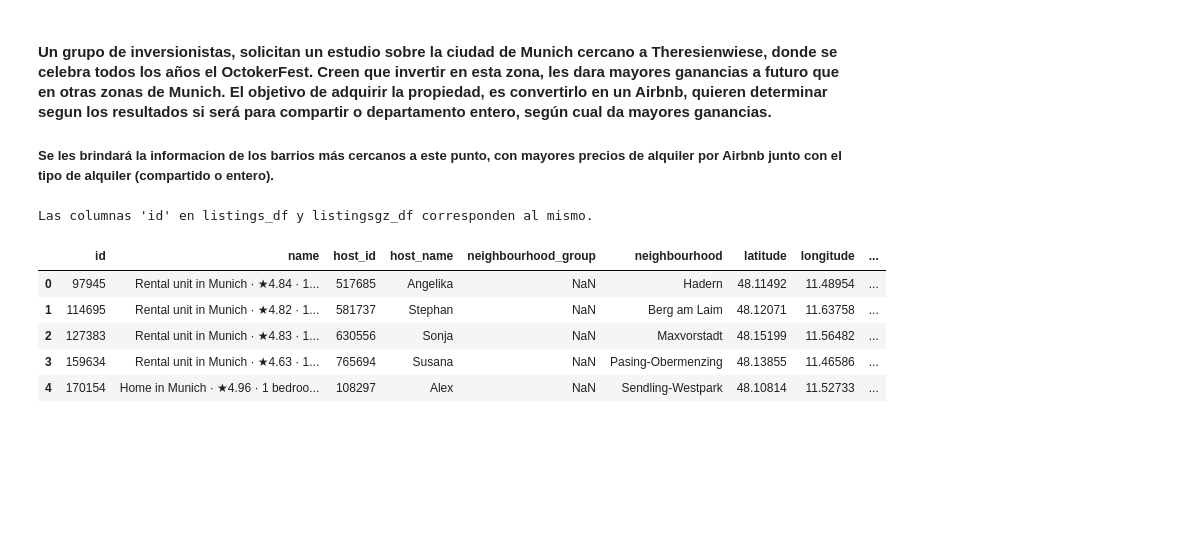
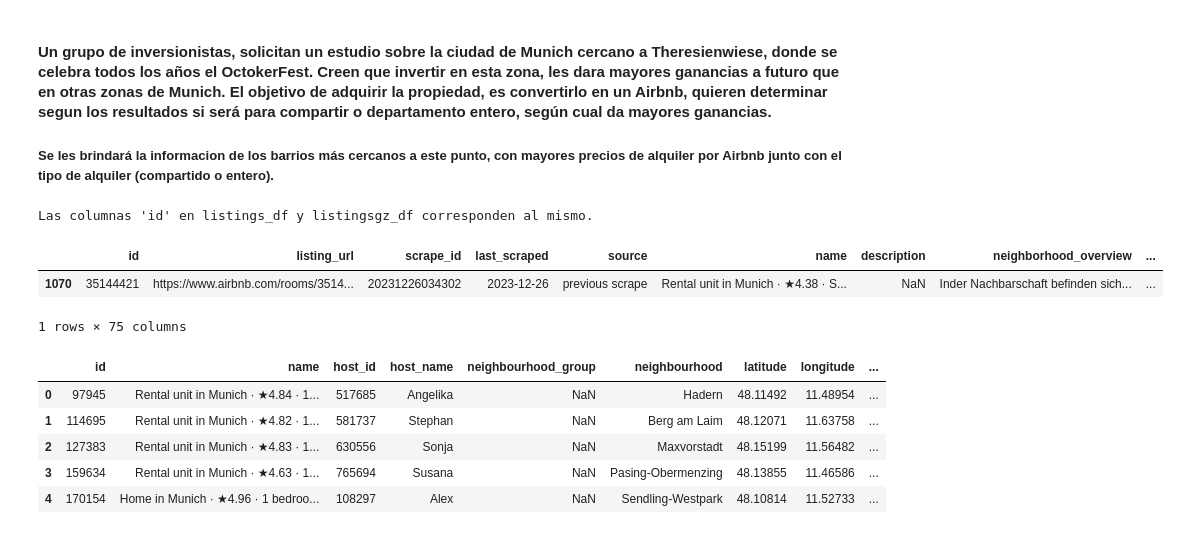
Before and after one commit to Milinesa93/AirbnbMunich, a Jupyter notebook: munich.ipynb, the cells around one changed output. Cells and saved outputs as stored; diff of their text form; code cells hidden in the pictures; blank space fills up the shorter version.

```diff
--- a/munich.ipynb
+++ b/munich.ipynb
@@ -35,6 +35,13 @@ else:
     print("Las columnas 'id' en listings_df y listingsgz_df no corresponden al mismo.")
 # %% [output]
 Las columnas 'id' en listings_df y listingsgz_df corresponden al mismo.
+# %%
+sorted_listings_df = listingsgz_df.sort_values(by='price', ascending=False)
+sorted_listings_df.head(1)
+# %% [output]
+|  | id | listing_url | scrape_id | last_scraped | source | name | description | neighborhood_overview | ... |
+| 1070 | 35144421 | https://www.airbnb.com/rooms/3514... | 20231226034302 | 2023-12-26 | previous scrape | Rental unit in Munich · ★4.38 · S... | NaN | Inder Nachbarschaft befinden sich... | ... |
+1 rows × 75 columns
 # %%
 listings_df.head()
 # %% [output]
```
Also changed, not shown: parts of 16 cells of this notebook.
